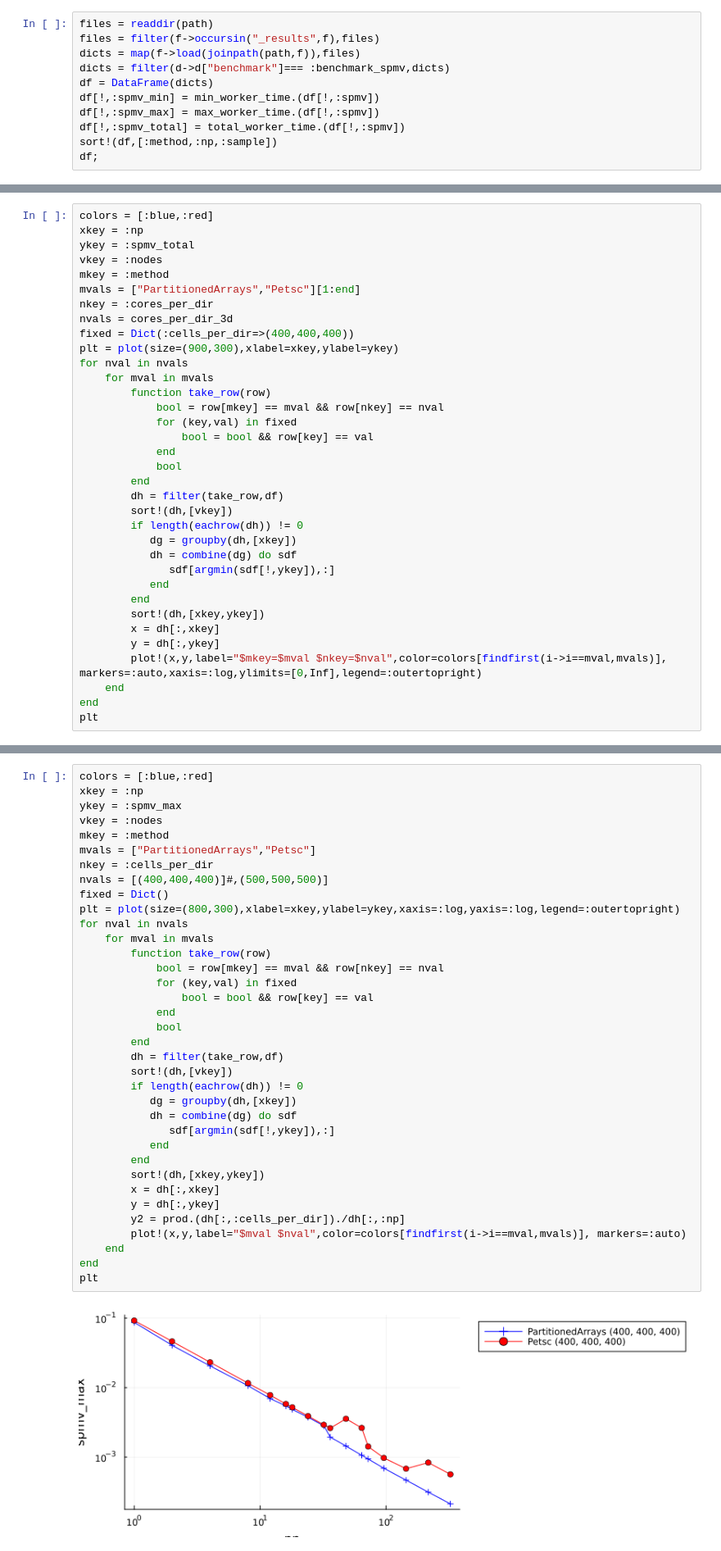
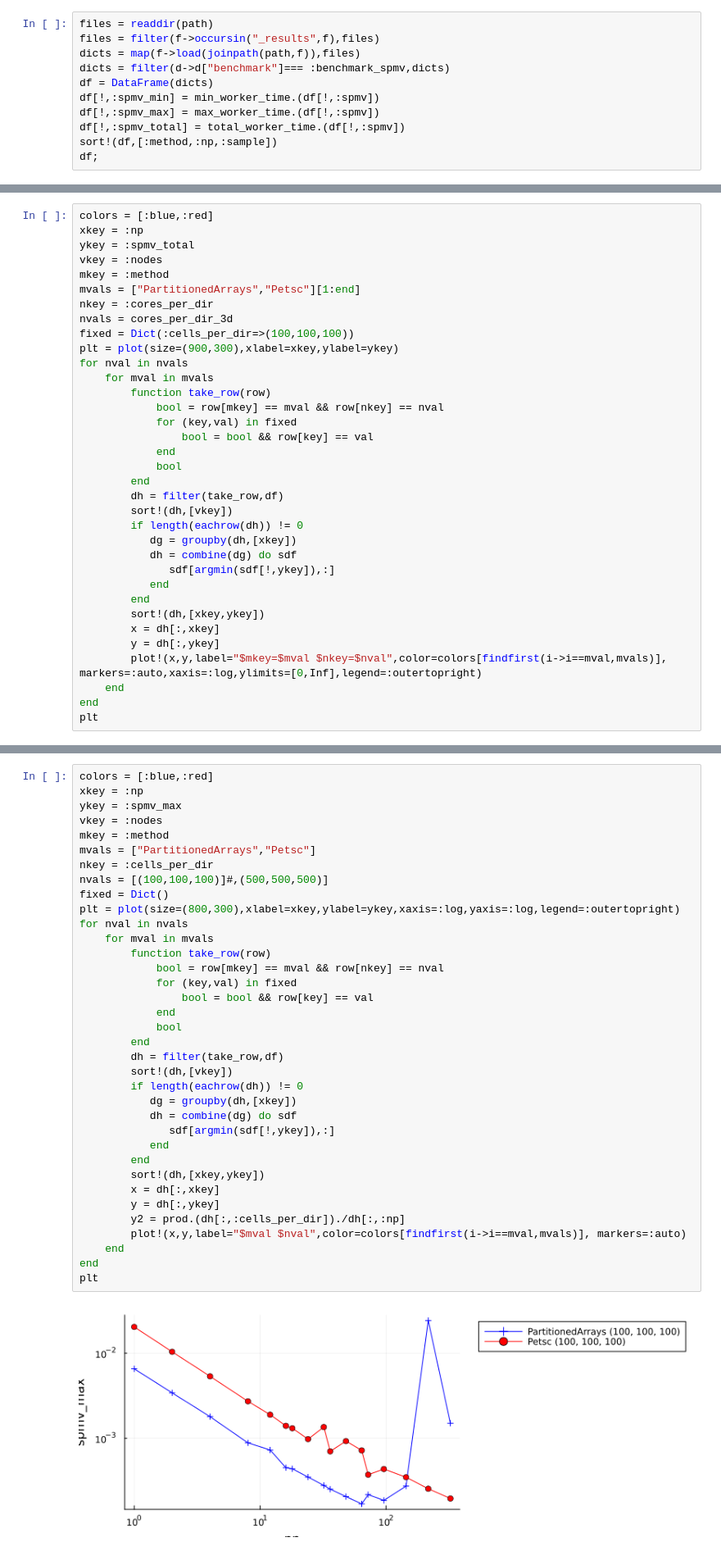
Before and after one commit to fverdugo/PartitionedArrays.jl, a Jupyter notebook: PartitionedArraysBenchmarks/analysis/analysis.ipynb, the cells around one changed output, grey strips where cells are left out. Shown at 82% size. Cells and saved outputs as stored; diff of their text form.

```diff
--- a/PartitionedArraysBenchmarks/analysis/analysis.ipynb
+++ b/PartitionedArraysBenchmarks/analysis/analysis.ipynb
@@ -178,7 +178,7 @@ mkey = :method
 mvals = ["PartitionedArrays","Petsc"][1:end]
 nkey = :cores_per_dir
 nvals = cores_per_dir_3d
-fixed = Dict(:cells_per_dir=>(400,400,400))
+fixed = Dict(:cells_per_dir=>(100,100,100))
 plt = plot(size=(900,300),xlabel=xkey,ylabel=ykey)
 for nval in nvals
     for mval in mvals
@@ -214,36 +214,36 @@ vkey = :nodes
 mkey = :method
 mvals = ["PartitionedArrays","Petsc"]
 nkey = :cells_per_dir
-nvals = [(400,400,400)]#,(500,500,500)]
+nvals = [(100,100,100)]#,(500,500,500)]
 fixed = Dict()
 plt = plot(size=(800,300),xlabel=xkey,ylabel=ykey,xaxis=:log,yaxis=:log,legend=:outertopright)
 for nval in nvals
     for mval in mvals
         function take_row(row)
             bool = row[mkey] == mval && row[nkey] == nval
             for (key,val) in fixed
                 bool = bool && row[key] == val
             end
             bool
         end
         dh = filter(take_row,df)
         sort!(dh,[vkey])
         if length(eachrow(dh)) != 0
            dg = groupby(dh,[xkey])
            dh = combine(dg) do sdf
               sdf[argmin(sdf[!,ykey]),:]
            end
         end
         sort!(dh,[xkey,ykey])
         x = dh[:,xkey]
         y = dh[:,ykey]
         y2 = prod.(dh[:,:cells_per_dir])./dh[:,:np]
         plot!(x,y,label="$mval $nval",color=colors[findfirst(i->i==mval,mvals)], markers=:auto)
     end
 end
 plt
 # %% [output]
-[figure, old version]
+[figure, new version]
 # %% [markdown]
 ## SpMV
 # %%
```
Also changed, not shown: parts of 4 cells of this notebook.
